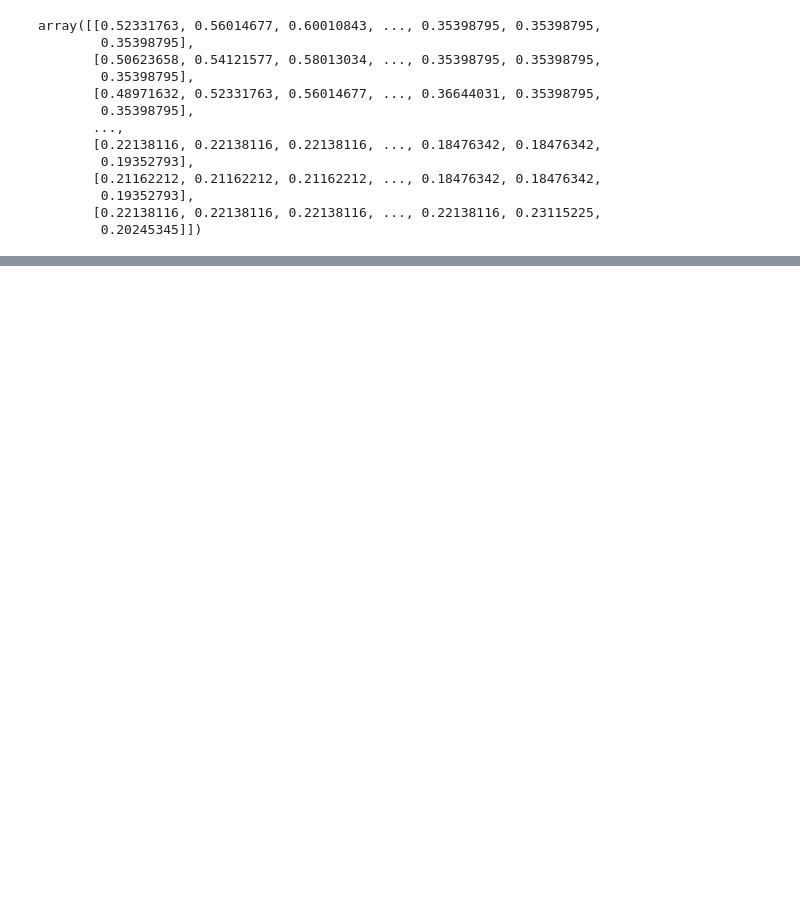
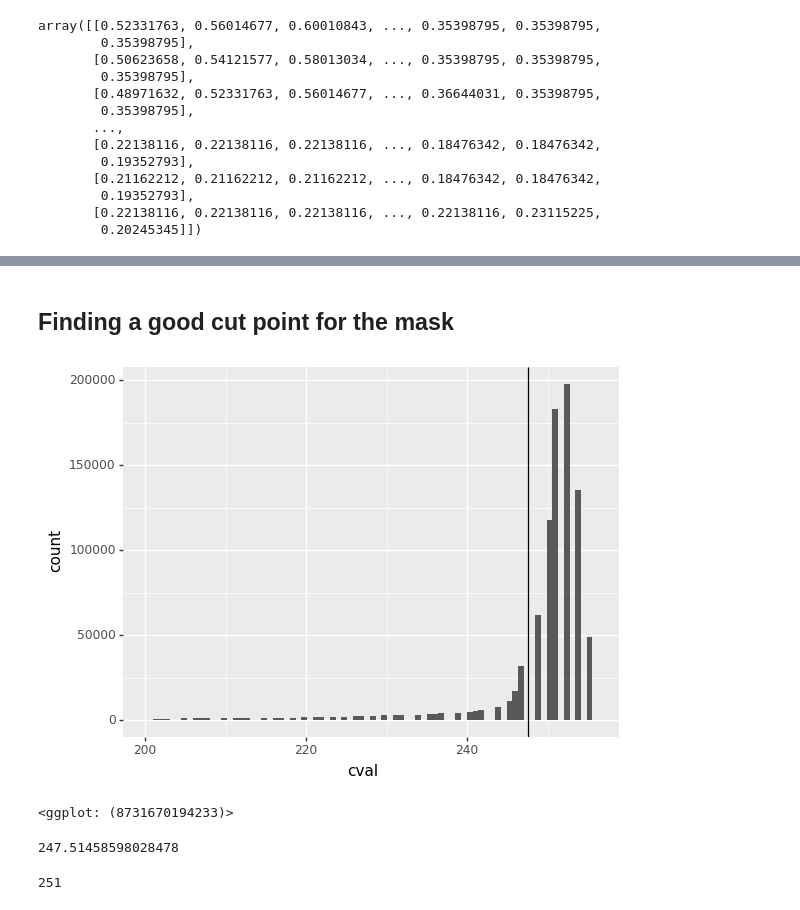
Before and after one commit to mjdall/seeds_on_a_plate, a Jupyter notebook: seed_contrasting.ipynb, the cells around one changed output, grey strips where cells are left out. Saved outputs shown, nothing was run; the diff lists cells and outputs as text; code cells hidden in the pictures; blank space fills up the shorter version.

```diff
--- a/seed_contrasting.ipynb
+++ b/seed_contrasting.ipynb
@@ -274,0 +296,30 @@ plt.imshow(global_norm_edges, cmap="gray")
+# %% [markdown]
+## Finding a good cut point for the mask
+# %%
+from plotnine import geom_vline, xlim
+
+flat_shadows = flatten_img(no_shadows)
+colour_vals = pd.DataFrame({
+    "cval": flat_shadows
+})
+
+shadow_mean = flat_shadows.mean()
+
+(
+    ggplot(colour_vals, aes(x="cval")) +
+    geom_histogram(bins=80) +
+    geom_vline(xintercept=shadow_mean) +
+    xlim(200, 256)
+)
+# %% [output]
+[figure, added]
+<ggplot: (8731670194233)>
+# %%
+shadow_mean
+# %% [output]
+247.51458598028478
+# %%
+flat_shadows.sort()
+flat_shadows[len(flat_shadows) // 2]
+# %% [output]
+251
```
Also changed, not shown: parts of 23 cells of this notebook.
